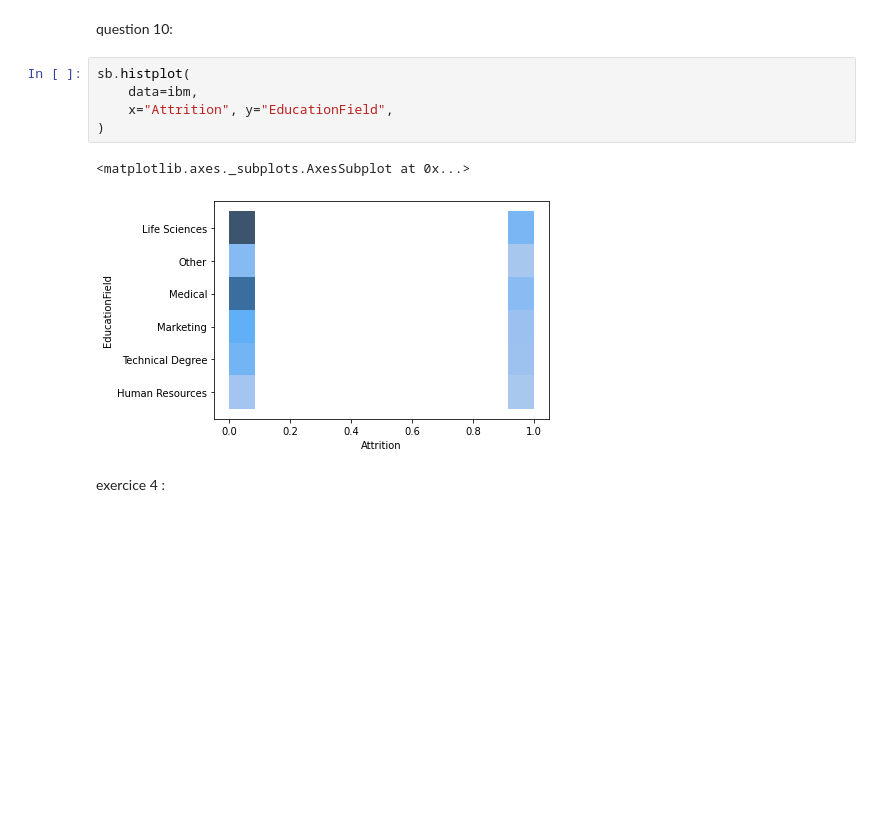
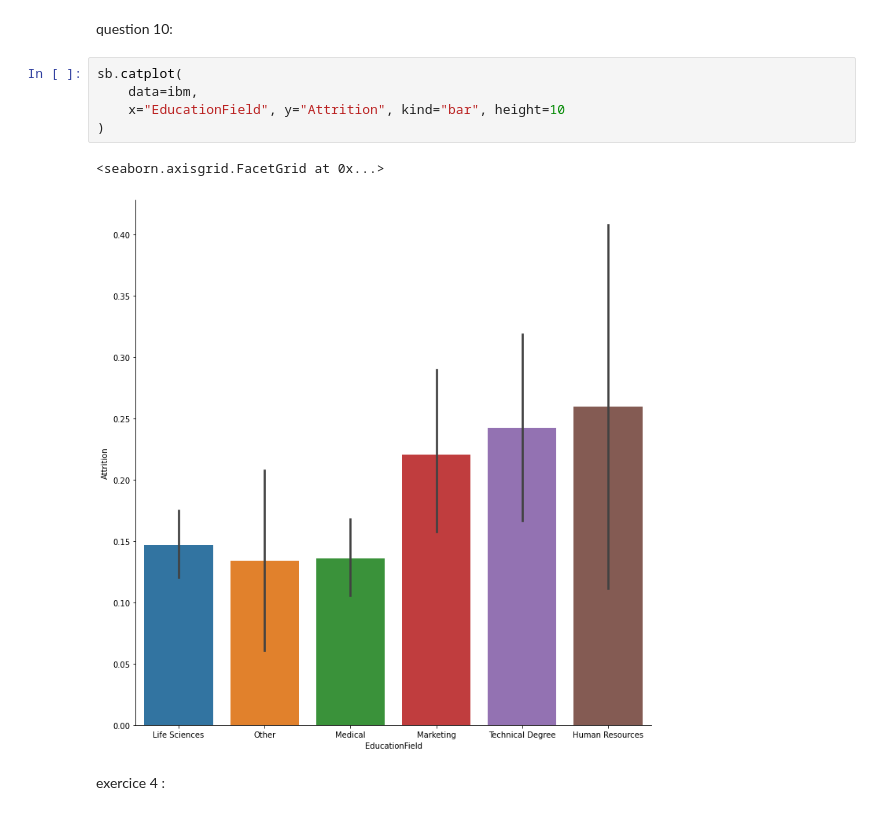
Before and after one commit to tplulu/python, a Jupyter notebook: dataframe.ipynb, the cells around one changed output. Drawn from its saved outputs; the diff is of its cells as text; blank space fills up the shorter version.

```diff
--- a/dataframe.ipynb
+++ b/dataframe.ipynb
@@ -218,13 +217,13 @@ ibm
 # %% [markdown]
 question 10:
 # %%
-sb.histplot(
+sb.catplot(
     data=ibm,
-    x="Attrition", y="EducationField",
+    x="EducationField", y="Attrition", kind="bar", height=10
 )
 # %% [output]
-<matplotlib.axes._subplots.AxesSubplot at 0x...>
+<seaborn.axisgrid.FacetGrid at 0x...>
-[figure, old version]
+[figure, new version]
 # %% [markdown]
 exercice 4 :
 # %%
```
Also changed, not shown: parts of 8 cells of this notebook.
